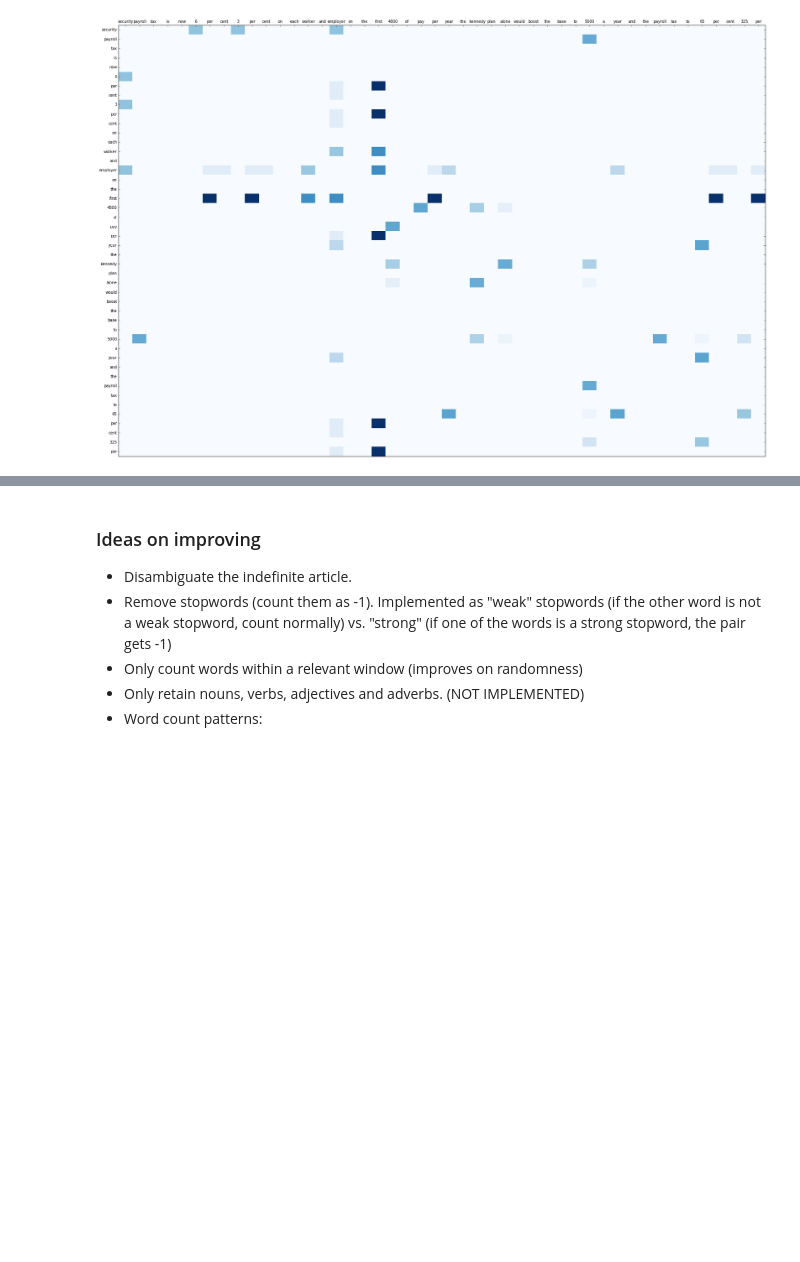
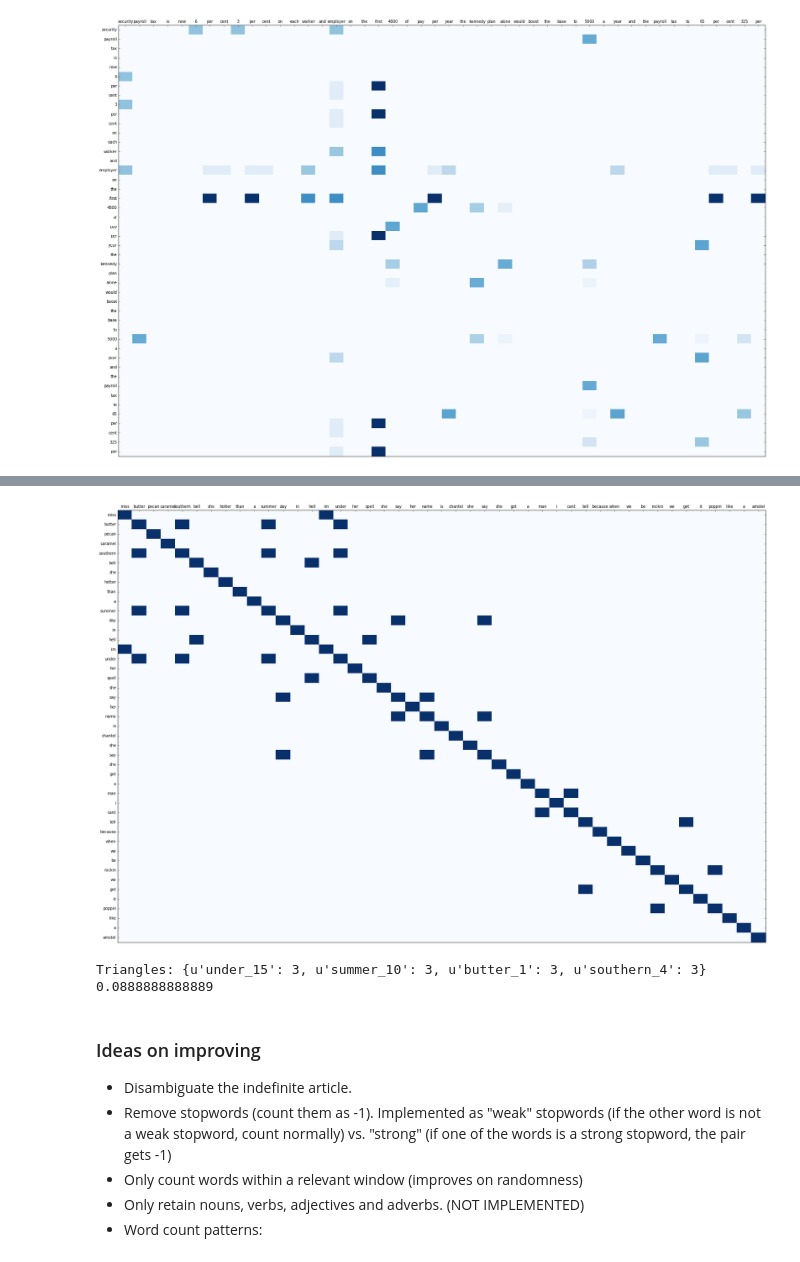
Before and after one commit to hajicj/HAMR_2016, a Jupyter notebook: server-side/rhyme_scores.ipynb, the cells around one changed output, grey strips where cells are left out. Cells and saved outputs as stored; diff of their text form; code cells hidden in the pictures; blank space fills up the shorter version.

```diff
--- a/server-side/rhyme_scores.ipynb
+++ b/server-side/rhyme_scores.ipynb
@@ -209,3 +271,17 @@ clique_analysis(bad_cliques)
+# %%
+other_gw = good_text_words[-1][:45]
+other_good_score_grid = rhyme_score_grid(other_gw, prondict=cmudict)
+# %%
+ogsbg = binarize_grid(other_good_score_grid)
+pairwise_rhyme_visualization(ogsbg, other_gw)
+# %% [output]
+[figure, added]
+# %%
+ograph = get_rhyme_graph(other_good_score_grid, other_gw)
+triangle_analysis(ograph)
+# %% [output]
+Triangles: {u'under_15': 3, u'summer_10': 3, u'butter_1': 3, u'southern_4': 3}
+0.0888888888889
 # %% [markdown]
 ### Ideas on improving
 
```
Also changed, not shown: parts of 10 cells of this notebook, 1 other file.
